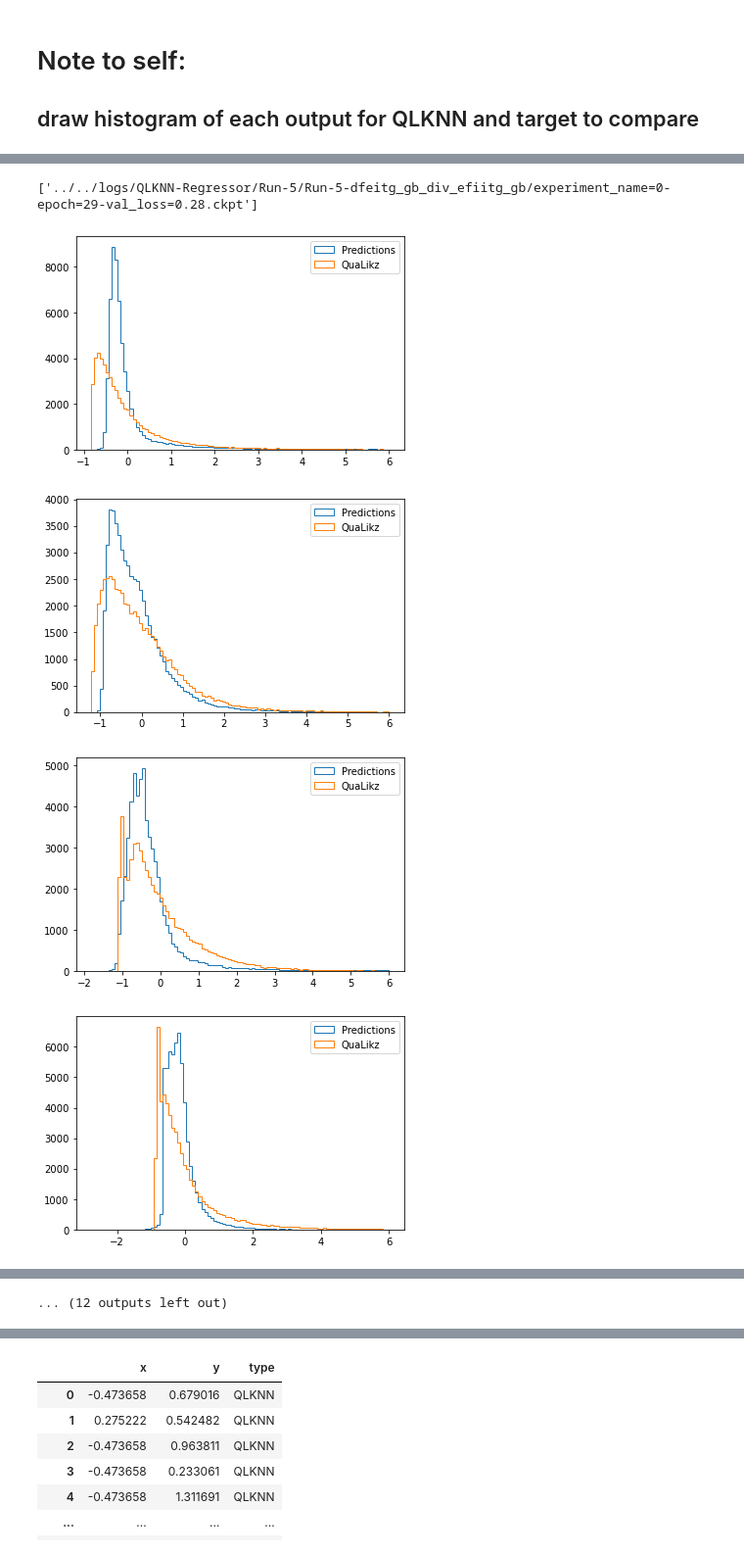
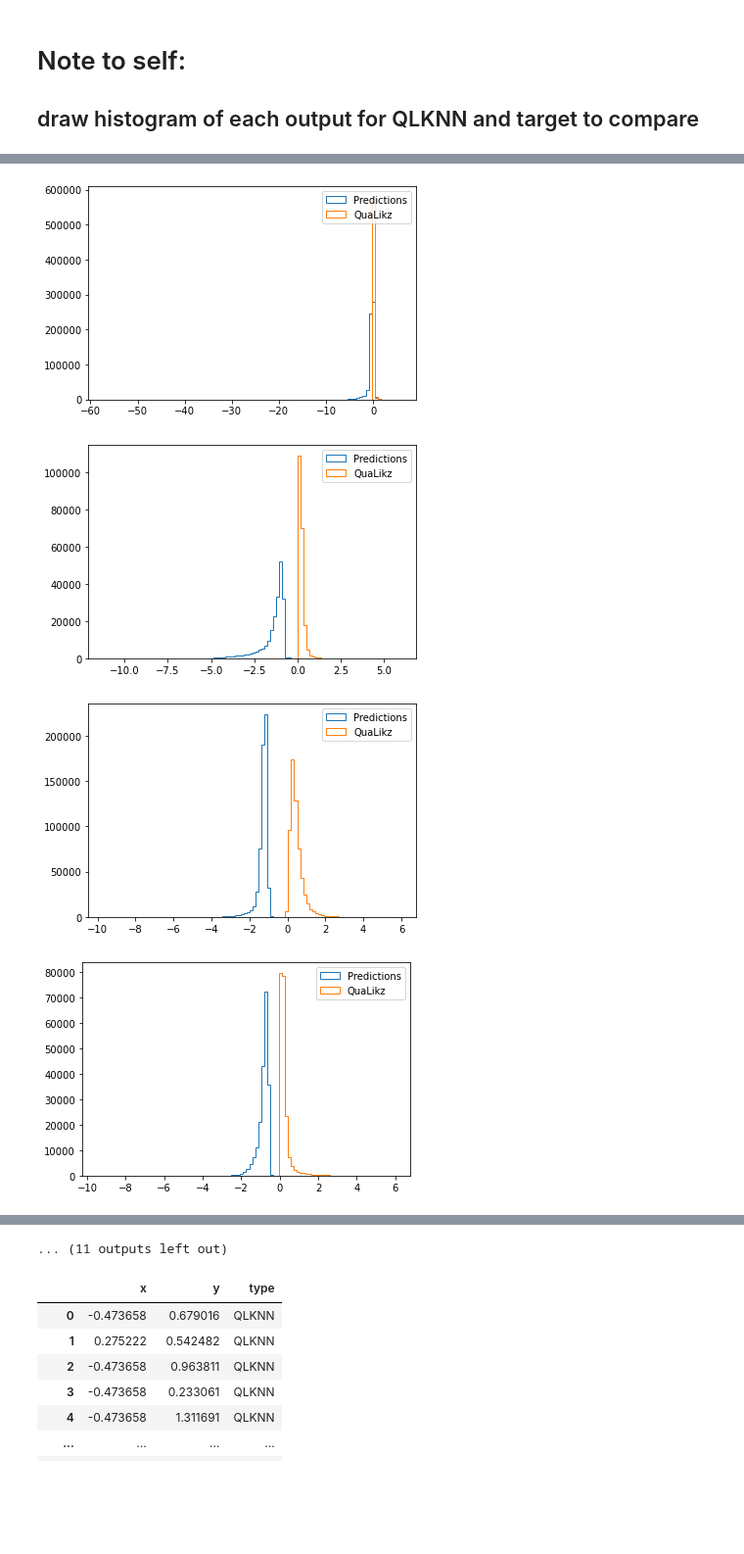
Before and after one commit to zcapjdb/UKAEAGroupProject, a Jupyter notebook: src/notebooks/RegressionOutputs.ipynb, the cells around one changed output, grey strips where cells are left out. Shown at 98% size. Drawn from its saved outputs; the diff is of its cells as text; code cells hidden in the pictures; blank space fills up the shorter version.

Commit message:
re-split data, retraining models

```diff
--- a/src/notebooks/RegressionOutputs.ipynb
+++ b/src/notebooks/RegressionOutputs.ipynb
@@ -21,39 +38,33 @@ from scripts.utils import train_keys, target_keys
 # %%
 test_data_path = "../../data/QLKNN_test_data.pkl"
-test_data = QLKNNDataset(test_data_path)
-
-scaler = StandardScaler()
-test_data.data = scaler.fit_transform(test_data.data)
-test_data.data = pd.DataFrame(test_data.data, columns = train_keys + target_keys)
 
 predictions_list = []
 
 for target in target_keys:
     path = glob.glob(f"../../logs/QLKNN-Regressor/Run-5/Run-5-{target}/*.ckpt")[0]
     model = QLKNN.load_from_checkpoint(path, n_input = 15, batch_size = 2048, epochs = 25, learning_rate = 0.002)
 
-    tested = test_data.data[train_keys + [target]]
+    test_data = QLKNNDataset(test_data_path, columns = train_keys + [target], train = True)
 
-    test_loader = DataLoader(tested, batch_size = 2048, shuffle = True, num_workers = 1)
+    test_loader = DataLoader(test_data, batch_size = 2048, shuffle = True, num_workers = 1)
 
     y = test_data.data[target]
     y = torch.tensor(y.values)
     X = test_data.data[train_keys]
     X = torch.tensor(X.values)
 
     predictions = model(X).detach().numpy()
     predictions_list.append(predictions)
 
     plt.figure()
 
     plt.hist(predictions, bins = 100, histtype = 'step',
              label = "Predictions", range = (predictions.min(), 6))
     plt.hist(test_data.data[target], bins = 100, histtype = 'step',
              label = "QuaLikz", range = (predictions.min(), 6))
     plt.legend()
 # %% [output]
-['../../logs/QLKNN-Regressor/Run-5/Run-5-dfeitg_gb_div_efiitg_gb/experiment_name=0-epoch=29-val_loss=0.28.ckpt']
-[figure, old version]
+[figure, new version]
-[figure, old version]
+[figure, new version]
-[figure, old version]
+[figure, new version]
-[figure, old version]
+[figure, new version]
@@ -67 +77,0 @@ for target in target_keys:
-... (12 outputs left out)
@@ -68,3 +79,4 @@ for target in target_keys:
+... (11 outputs left out)
 # %%
 predictions_numpy = predictions.squeeze()
 
```
Also changed, not shown: parts of 2 cells of this notebook, 3 other files.
